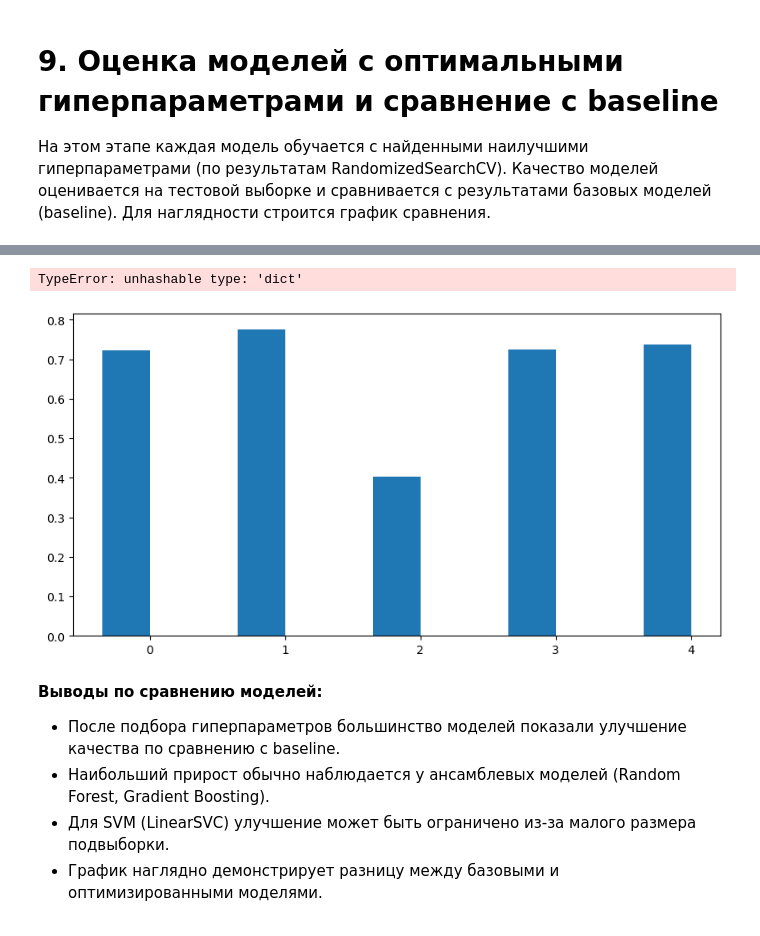
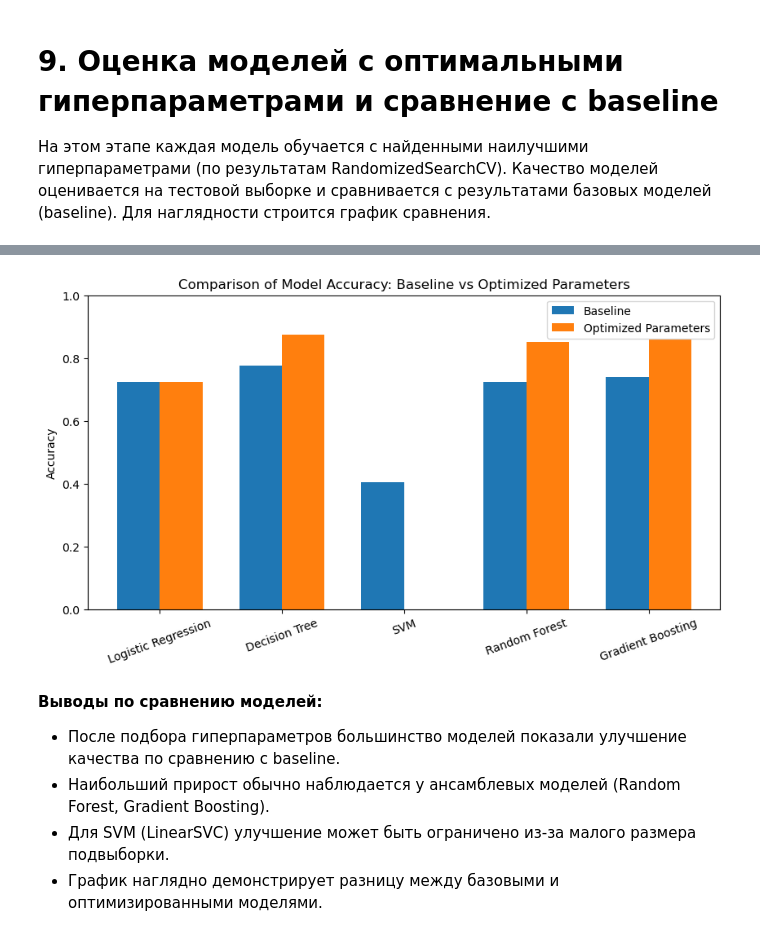
Before and after one commit to P3r351pk0A1/TMO, a Jupyter notebook: NIR/nir_peresipko.ipynb, the cells around one changed output, grey strips where cells are left out. Cells and saved outputs as stored; diff of their text form; code cells hidden in the pictures.

```diff
--- a/NIR/nir_peresipko.ipynb
+++ b/NIR/nir_peresipko.ipynb
@@ -682,23 +605,24 @@ TypeError: unhashable type: 'dict'
 # %%
-# Сравнение с baseline
 import matplotlib.pyplot as plt
 import seaborn as sns
-plt.figure(figsize=(10,5))
+
+plt.figure(figsize=(10, 5))
 bar_width = 0.35
 labels = list(results.keys())
 acc_base = [results[k]['accuracy'] for k in labels]
-acc_opt = [results_opt.get(k, 0) for k in labels]
-plt.bar([i-bar_width/2 for i in range(len(labels))], acc_base, bar_width, label='Baseline')
-plt.bar([i+bar_width/2 for i in range(len(labels))], acc_opt, bar_width, label='Оптимальные параметры')
+acc_opt = [results_opt[k]['accuracy'] if k in results_opt else 0 for k in labels]
+
+plt.bar([i - bar_width / 2 for i in range(len(labels))], acc_base, bar_width, label='Baseline')
+plt.bar([i + bar_width / 2 for i in range(len(labels))], acc_opt, bar_width, label='Optimized Parameters')
+
 plt.xticks(range(len(labels)), labels, rotation=20)
 plt.ylabel('Accuracy')
-plt.title('Сравнение качества моделей: baseline vs оптимальные параметры')
+plt.title('Comparison of Model Accuracy: Baseline vs Optimized Parameters')
 plt.ylim(0, 1)
 plt.legend()
 plt.show()
 # %% [output]
-TypeError: unhashable type: 'dict'
-[figure, old version]
+[figure, new version]
 # %% [markdown]
 **Выводы по сравнению моделей:**
 - После подбора гиперпараметров большинство моделей показали улучшение качества по сравнению с baseline.
```
Also changed, not shown: parts of 4 cells of this notebook, 1 other file.
